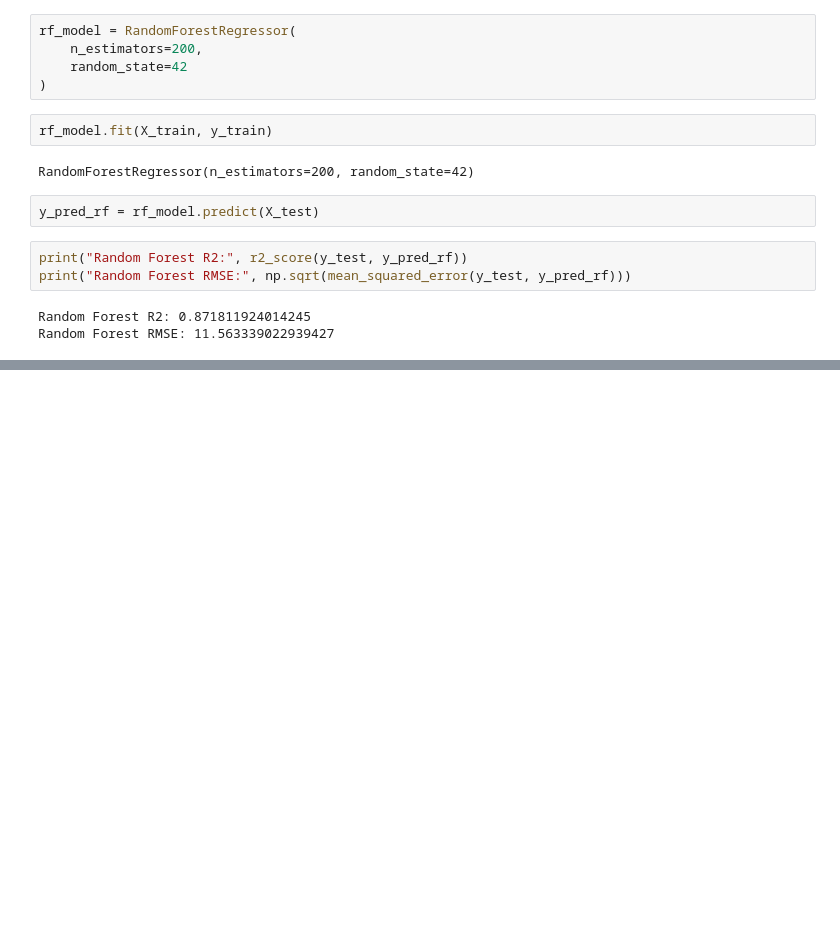
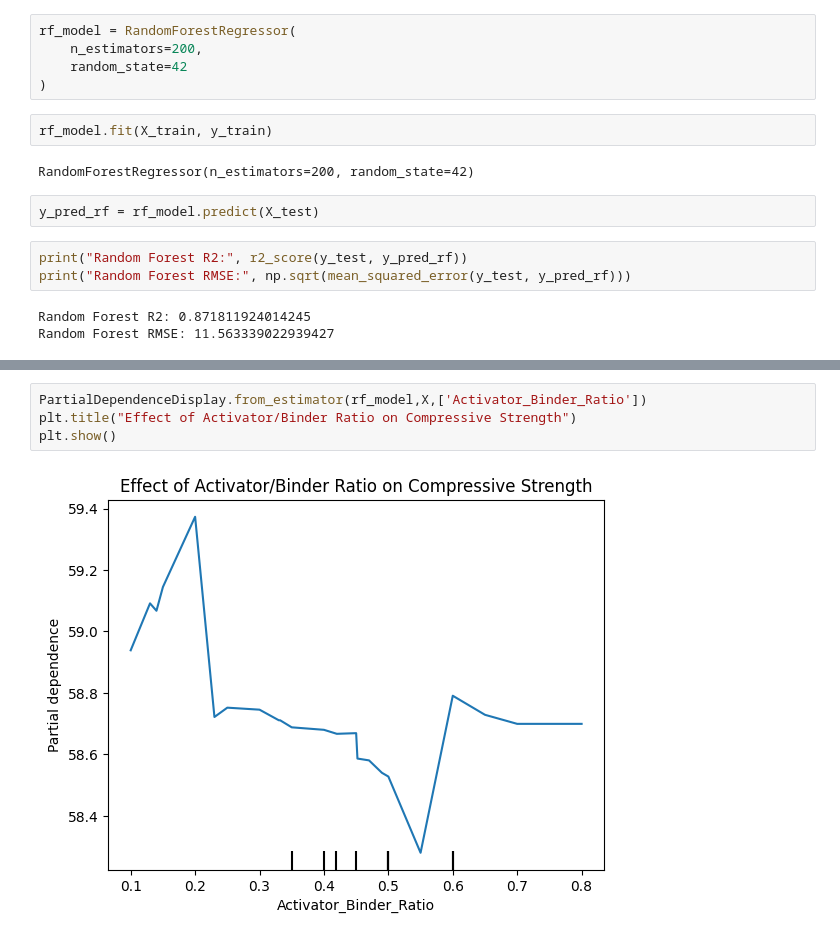
Before and after one commit to Prayash1432/Capstone-Final, a Jupyter notebook: Code.ipynb, the cells around one changed output, grey strips where cells are left out. Cells and saved outputs as stored; diff of their text form; blank space fills up the shorter version.

```diff
--- a/Code.ipynb
+++ b/Code.ipynb
@@ -542,0 +562,6 @@ plt.show()
+# %%
+PartialDependenceDisplay.from_estimator(rf_model,X,['Activator_Binder_Ratio'])
+plt.title("Effect of Activator/Binder Ratio on Compressive Strength")
+plt.show()
+# %% [output]
+[figure, added]
```
Also changed, not shown: parts of 13 cells of this notebook.
